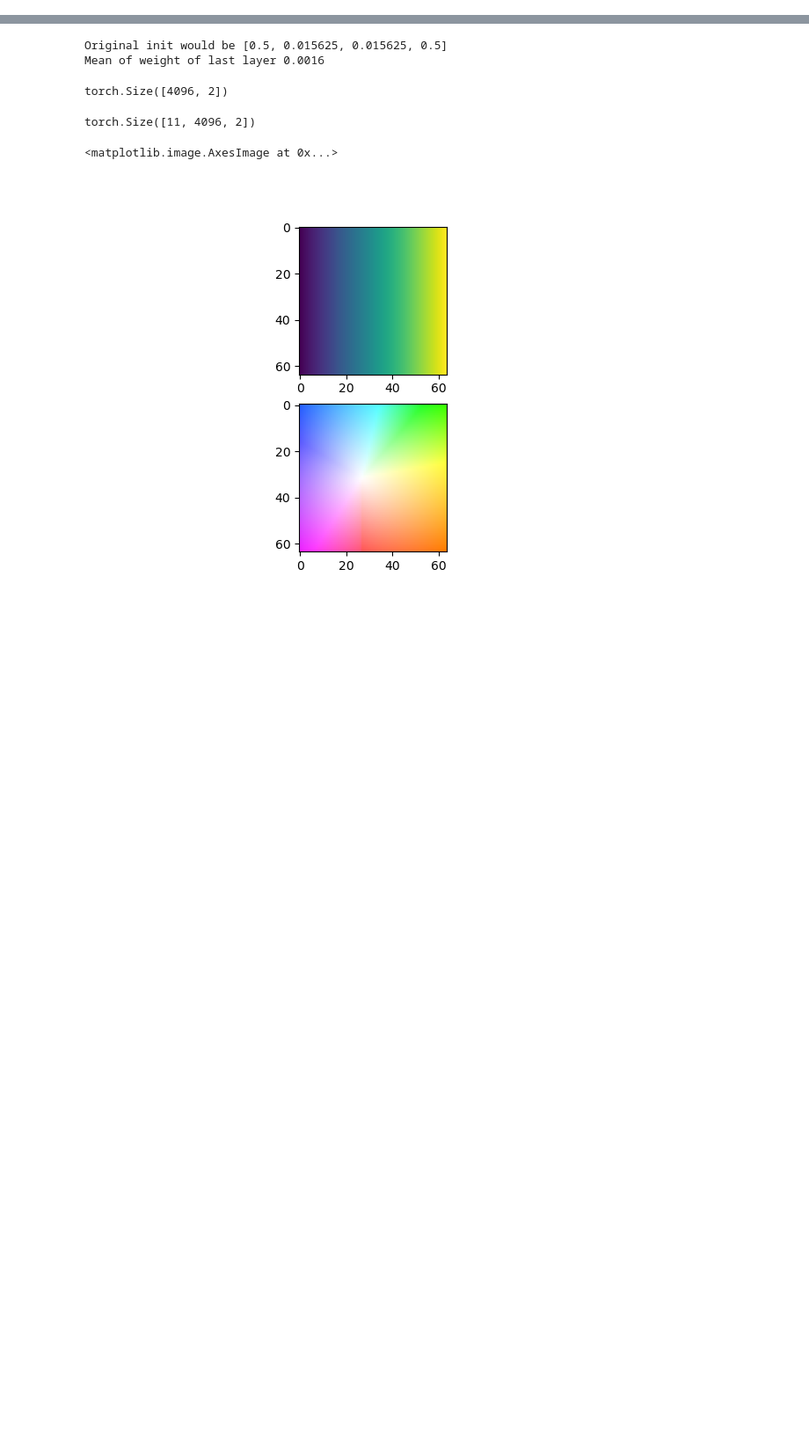
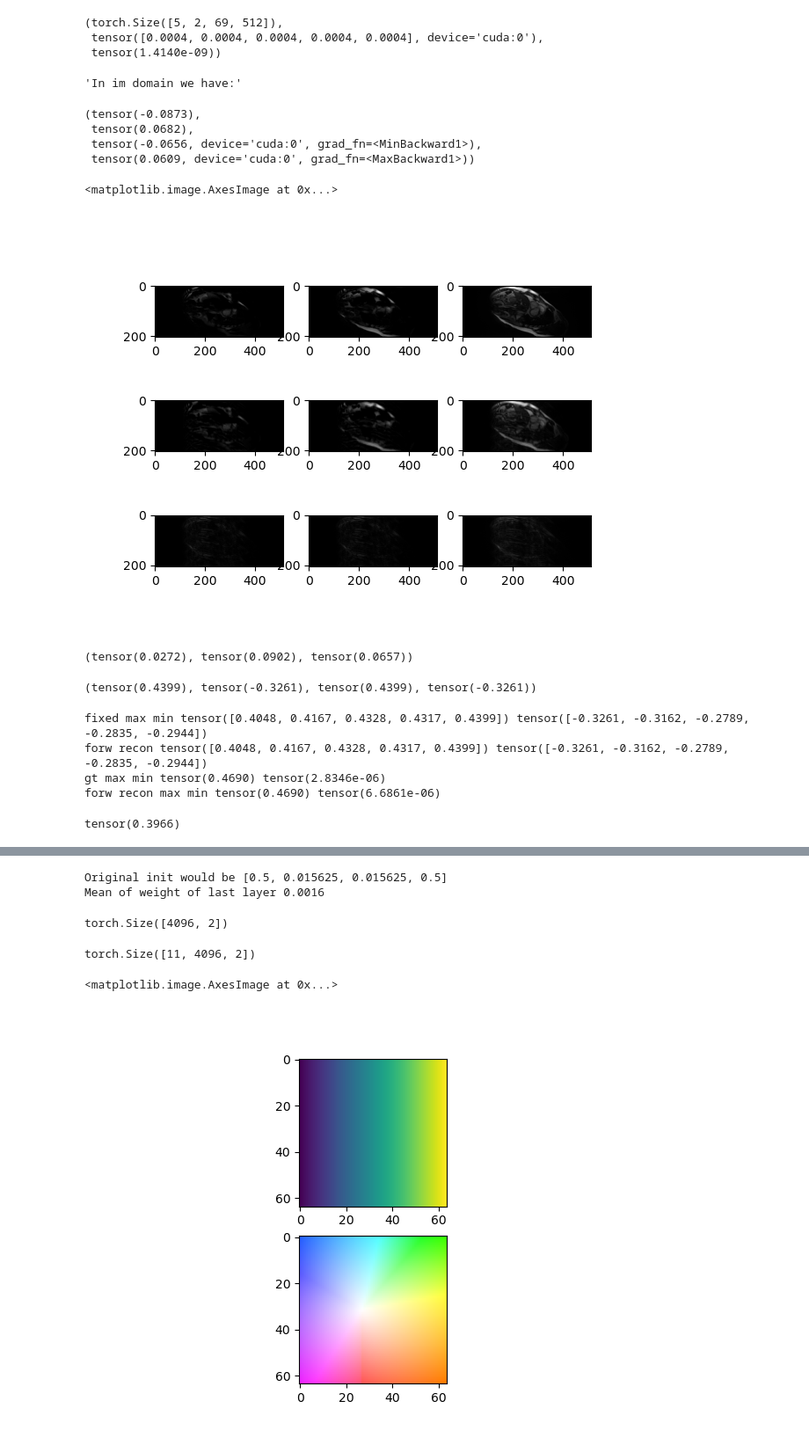
Before and after one commit to somcogo/space_time_reg, a Jupyter notebook: notebook.ipynb, the cells around one changed output, grey strips where cells are left out. Shown at 88% size. Drawn from its saved outputs; the diff is of its cells as text; code cells hidden in the pictures; blank space fills up the shorter version.

Commit message:
vis improv, mask fix, init log, init debug WIP

```diff
--- a/notebook.ipynb
+++ b/notebook.ipynb
@@ -14,0 +65,74 @@ import fastmri
+# %%
+from src.losses.recon_reg import get_recon_regularizer
+loss_fn = nn.MSELoss(reduction='none')
+regularizer = get_recon_regularizer(config)
+r = config.lambda_init_recon * regularizer.g(recon_init.detach().flatten(0,1).unsqueeze(1)).reshape(recon_init.detach().shape[0], -1).sum(1)
+l = loss_fn(forward_method(recon_init.detach().cpu()), fixed)
+l2 = loss_fn(forward_method(torch.zeros_like(recon_init).detach().cpu()), fixed)
+l3 = loss_fn(forward_method(long_recon.detach().cpu()), fixed)
+l.shape, r, l.max()
+# %% [output]
+(torch.Size([5, 2, 69, 512]),
+ tensor([0.0004, 0.0004, 0.0004, 0.0004, 0.0004], device='cuda:0'),
+ tensor(1.4140e-09))
+# %%
+'In im domain we have:'
+'gt im'
+'inverse of masked gt'
+'recon'
+# %% [output]
+'In im domain we have:'
+# %%
+gt_im.min(), gt_im.max(), recon_init.min(), recon_init.max()
+# %% [output]
+(tensor(-0.0873),
+ tensor(0.0682),
+ tensor(-0.0656, device='cuda:0', grad_fn=<MinBackward1>),
+ tensor(0.0609, device='cuda:0', grad_fn=<MaxBackward1>))
+# %%
+f,a = plt.subplots(3, 3)
+vmin=0
+vmax=0.07
+rec = recon_init.detach().cpu()
+a[0,0].imshow(gt_im[0,0], vmin=vmin, vmax=vmax, cmap='gray')
+a[0,1].imshow(gt_im[0,1], vmin=vmin, vmax=vmax, cmap='gray')
+a[0,2].imshow(fastmri.complex_abs(gt_im[0].movedim(0,-1)), vmin=vmin, vmax=vmax, cmap='gray')
+a[1,0].imshow(rec[0,0], vmin=vmin, vmax=vmax, cmap='gray')
+a[1,1].imshow(rec[0,1], vmin=vmin, vmax=vmax, cmap='gray')
+a[1,2].imshow(fastmri.complex_abs(rec[0].movedim(0,-1)), vmin=vmin, vmax=vmax, cmap='gray')
+a[2,0].imshow((gt_im[0,0]-rec[0,0]).abs(), vmin=vmin, vmax=vmax, cmap='gray')
+a[2,1].imshow((gt_im[0,0]-rec[0,0]).abs(), vmin=vmin, vmax=vmax, cmap='gray')
+a[2,2].imshow(fastmri.complex_abs((gt_im[0]-rec[0]).movedim(0,-1)), vmin=vmin, vmax=vmax, cmap='gray')
+# %% [output]
+<matplotlib.image.AxesImage at 0x...>
+[figure, added]
+# %%
+fastmri.complex_abs((gt_im[0]-rec[0]).movedim(0,-1)).max(), fastmri.complex_abs(gt_im[0].movedim(0,-1)).max(), fastmri.complex_abs(rec[0].movedim(0,-1)).max()
+# %% [output]
+(tensor(0.0272), tensor(0.0902), tensor(0.0657))
+# %%
+raw_kspace_data.max(), raw_kspace_data.min(), gt_kspace_data.max(), gt_kspace_data.min()
+# %% [output]
+(tensor(0.4399), tensor(-0.3261), tensor(0.4399), tensor(-0.3261))
+# %%
+
+with torch.no_grad():
+    print('fixed max min', fixed.amax(dim=(1,2,3)), fixed.amin(dim=(1,2,3)))
+    # print('gt inv max min', inverse_FT(gt_im).max(), inverse_FT(gt_im).min())
+    # print('recon init max min', recon_init.max(), recon_init.min())
+    print('forw recon', forward_method(recon_init.detach().cpu()).amax(dim=(1,2,3)), forward_method(recon_init.detach().cpu()).amin(dim=(1,2,3)))
+    gtabs = fastmri.complex_abs(fixed.movedim(1, -1))
+    reconabs = fastmri.complex_abs(recon_init.detach().cpu().detach().movedim(1, -1))
+    forwreconabs = fastmri.complex_abs(forward_method(recon_init.detach().cpu()).detach().movedim(1, -1))
+    print('gt max min', gtabs.max(), gtabs.min())
+    # print('recon init max min', reconabs.max(), reconabs.min())
+    print('forw recon max min', forwreconabs.max(), forwreconabs.min())
+# %% [output]
+fixed max min tensor([0.4048, 0.4167, 0.4328, 0.4317, 0.4399]) tensor([-0.3261, -0.3162, -0.2789, -0.2835, -0.2944])
+forw recon tensor([0.4048, 0.4167, 0.4328, 0.4317, 0.4399]) tensor([-0.3261, -0.3162, -0.2789, -0.2835, -0.2944])
+gt max min tensor(0.4690) tensor(2.8346e-06)
+forw recon max min tensor(0.4690) tensor(6.6861e-06)
+# %%
+(gt_kspace_data-inverse_FT(recon_init.detach().cpu()))[kspace_mask].abs().max()
+# %% [output]
+tensor(0.3966)
```
Also changed, not shown: parts of 8 cells of this notebook, 7 other files.
